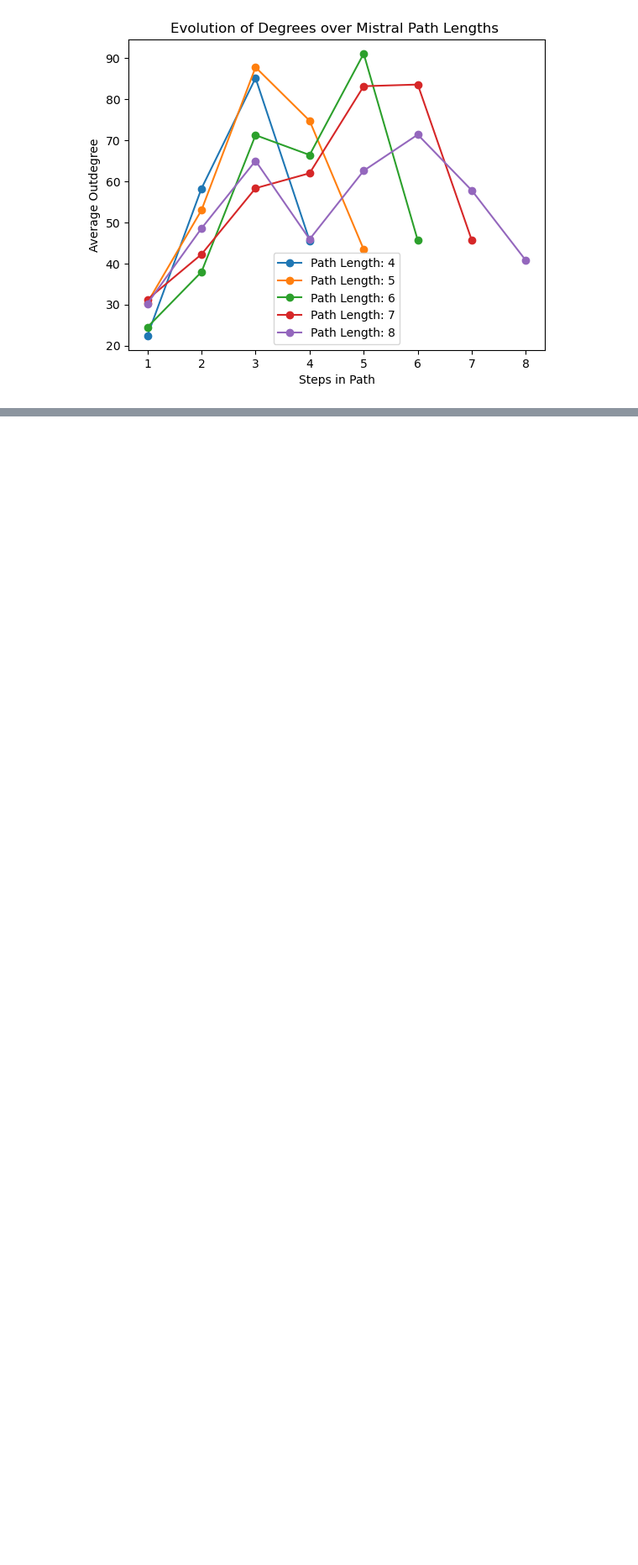
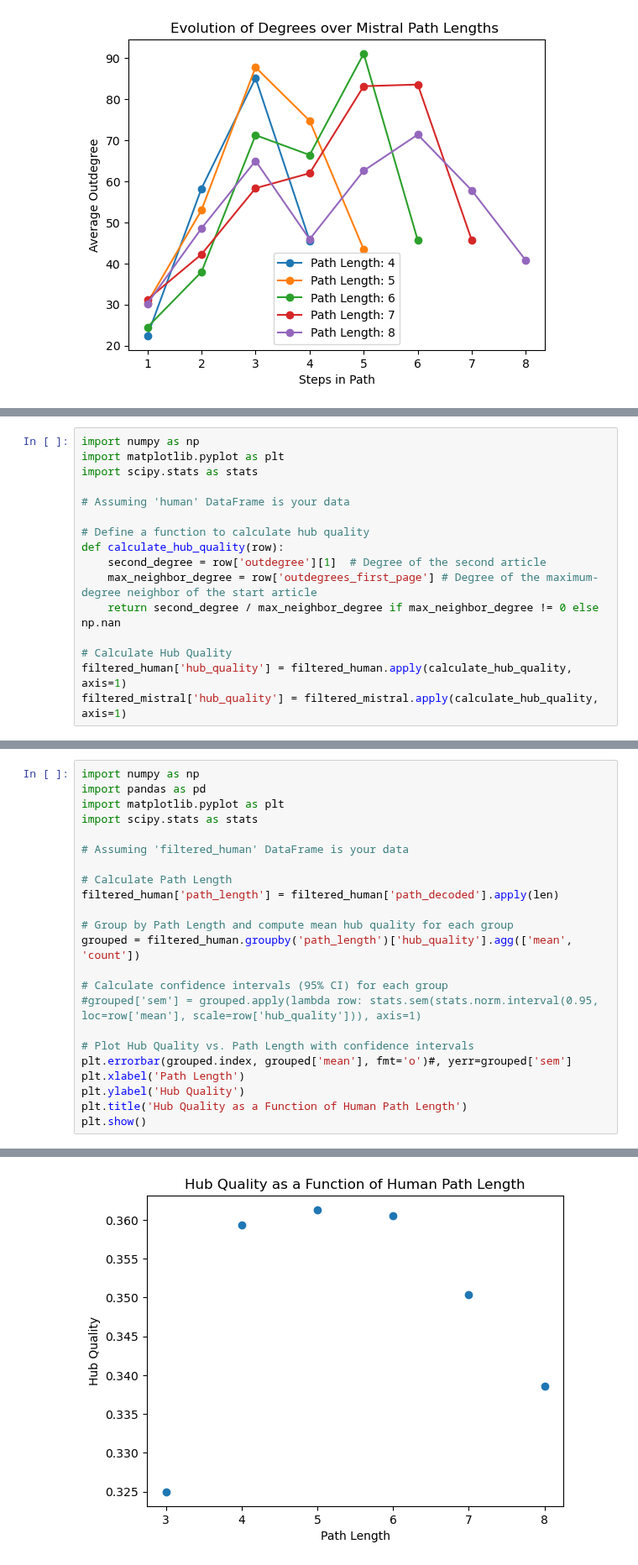
Before and after one commit to epfl-ada/ada-2023-project-klech, a Jupyter notebook: avg_degree_over_time.ipynb, the cells around one changed output, grey strips where cells are left out. Shown at 84% size. Drawn from its saved outputs; the diff is of its cells as text; blank space fills up the shorter version.

Commit message:
new plot

```diff
--- a/avg_degree_over_time.ipynb
+++ b/avg_degree_over_time.ipynb
@@ -311,0 +362,16 @@ plt.show()
+# %%
+import numpy as np
+import matplotlib.pyplot as plt
+import scipy.stats as stats
+
+# Assuming 'human' DataFrame is your data
+
+# Define a function to calculate hub quality
+def calculate_hub_quality(row):
+    second_degree = row['outdegree'][1]  # Degree of the second article
+    max_neighbor_degree = row['outdegrees_first_page'] # Degree of the maximum-degree neighbor of the start article
+    return second_degree / max_neighbor_degree if max_neighbor_degree != 0 else np.nan
+
+# Calculate Hub Quality
+filtered_human['hub_quality'] = filtered_human.apply(calculate_hub_quality, axis=1)
+filtered_mistral['hub_quality'] = filtered_mistral.apply(calculate_hub_quality, axis=1)
@@ -311,0 +404,24 @@ plt.show()
+# %%
+import numpy as np
+import pandas as pd
+import matplotlib.pyplot as plt
+import scipy.stats as stats
+
+# Assuming 'filtered_human' DataFrame is your data
+
+# Calculate Path Length
+filtered_human['path_length'] = filtered_human['path_decoded'].apply(len)
+
+# Group by Path Length and compute mean hub quality for each group
+grouped = filtered_human.groupby('path_length')['hub_quality'].agg(['mean', 'count'])
+
+# Calculate confidence intervals (95% CI) for each group
+#grouped['sem'] = grouped.apply(lambda row: stats.sem(stats.norm.interval(0.95, loc=row['mean'], scale=row['hub_quality'])), axis=1)
+
+# Plot Hub Quality vs. Path Length with confidence intervals
+plt.errorbar(grouped.index, grouped['mean'], fmt='o')#, yerr=grouped['sem']
+plt.xlabel('Path Length')
+plt.ylabel('Hub Quality')
+plt.title('Hub Quality as a Function of Human Path Length')
+plt.show()
+# %% [output]
@@ -311,0 +433 @@ plt.show()
+[figure, added]
```
Also changed, not shown: parts of 9 cells of this notebook.
